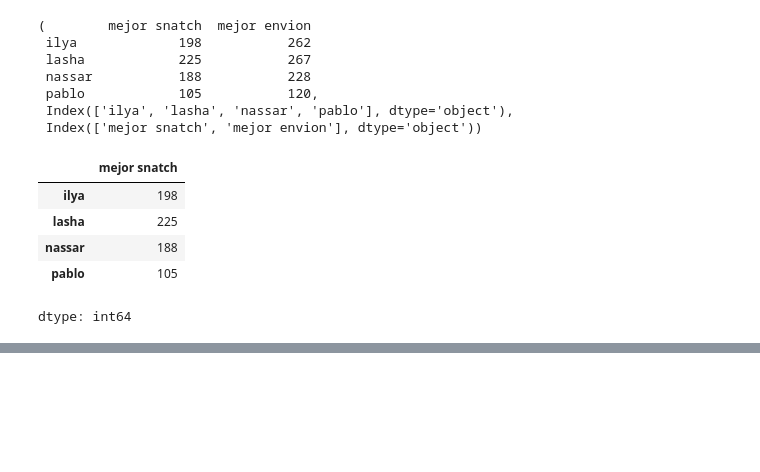
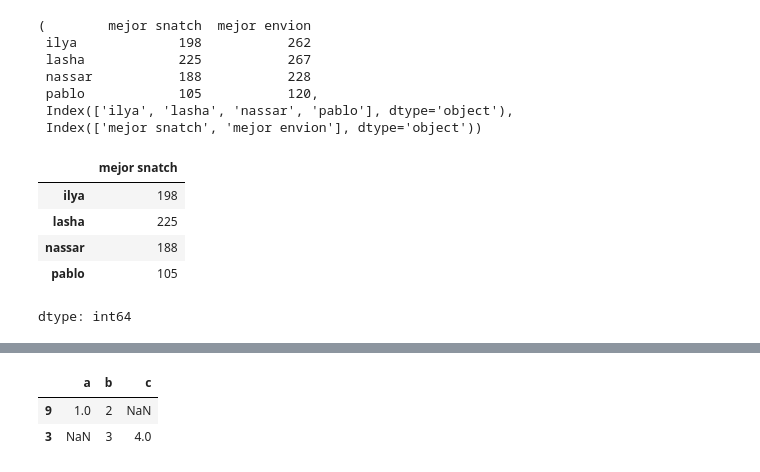
Before and after one commit to PabloDuranL/Aplicaciones, a Jupyter notebook: Pandapractica.ipynb, the cells around one changed output, grey strips where cells are left out. Drawn from its saved outputs; the diff is of its cells as text; code cells hidden in the pictures; blank space fills up the shorter version.

```diff
--- a/Pandapractica.ipynb
+++ b/Pandapractica.ipynb
@@ -85,0 +105,6 @@ KeyError: 'col0'
+# %%
+pd.DataFrame([{'a': 1, 'b': 2}, {'b': 3, 'c': 4}], index=[9,3])
+# %% [output]
+|  | a | b | c |
+| 9 | 1.0 | 2 | NaN |
+| 3 | NaN | 3 | 4.0 |
```
Also changed, not shown: parts of 9 cells of this notebook.
